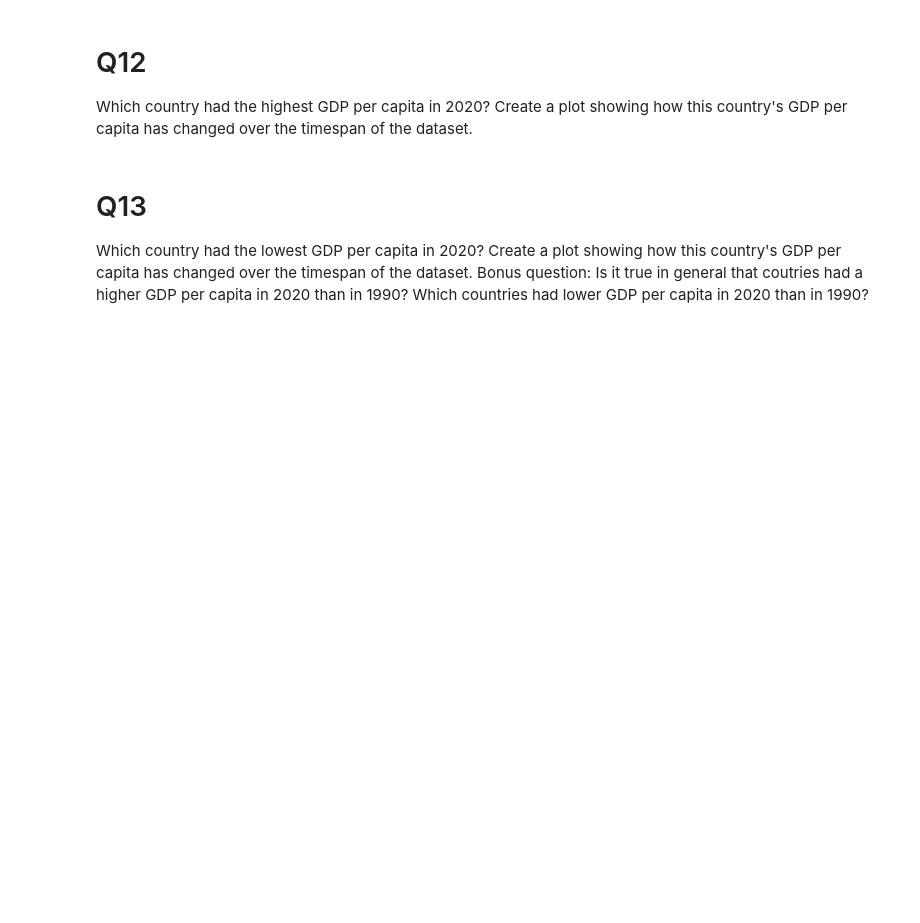
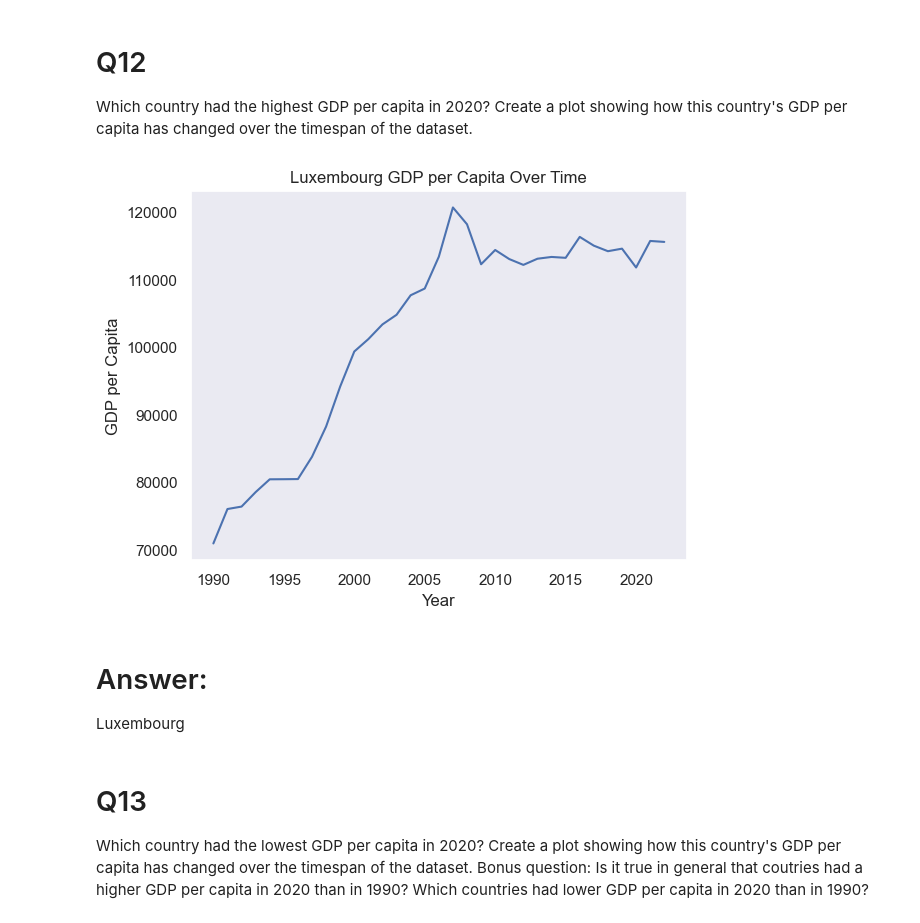
Before and after one commit to NSS-Data-Analytics-Cohort-11/undata-jessicabohannon, a Jupyter notebook: notebook/UN_Data.ipynb, the cells around one changed output. Saved outputs shown, nothing was run; the diff lists cells and outputs as text; code cells hidden in the pictures; blank space fills up the shorter version.

```diff
--- a/notebook/UN_Data.ipynb
+++ b/notebook/UN_Data.ipynb
@@ -234,3 +316,20 @@ Which country had the highest GDP per capita in 2020? Create a plot showing how
+# %%
+# Subsetting for Luxembourg
+
+gdp_lux = gdp_df[gdp_df['Country'] == 'Luxembourg']
+
+#Creating a plot
+
+plt.plot(gdp_lux.Year, gdp_lux.GDP_Per_Capita)
+plt.title('Luxembourg GDP per Capita Over Time')
+plt.ylabel('GDP per Capita')
+plt.xlabel('Year')
+plt.show()
+# %% [output]
+[figure, added]
+# %% [markdown]
+# Answer:
+Luxembourg
 # %% [markdown]
 # Q13
 Which country had the lowest GDP per capita in 2020? Create a plot showing how this country's GDP per capita has changed over the timespan of the dataset. Bonus question: Is it true in general that coutries had a higher GDP per capita in 2020 than in 1990? Which countries had lower GDP per capita in 2020 than in 1990?
```
Also changed, not shown: parts of 38 cells of this notebook.
